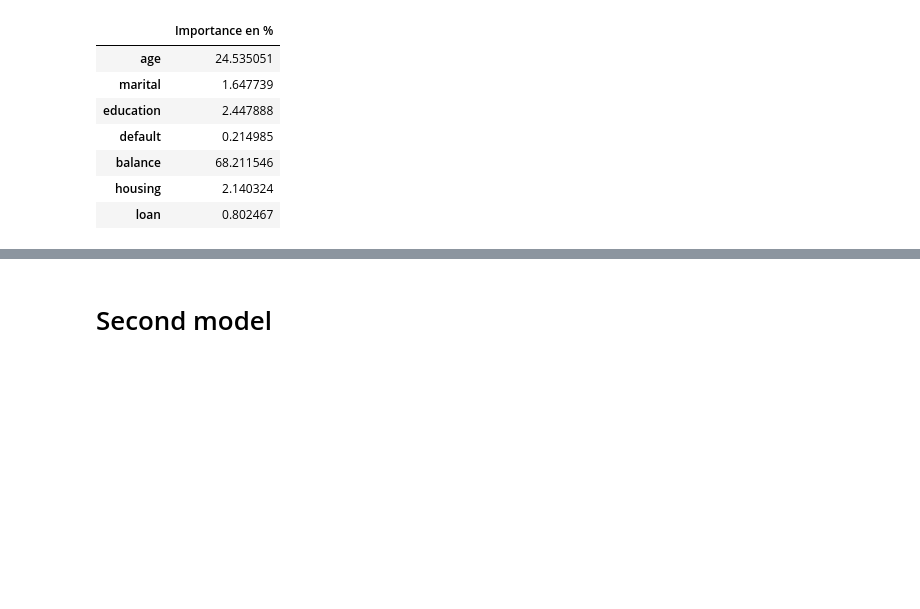
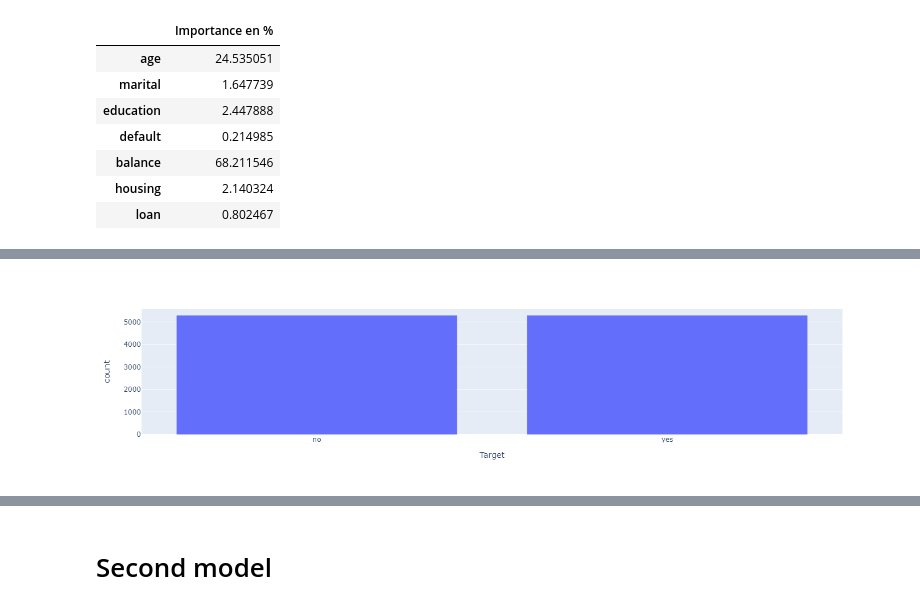
Before and after one commit to ldumay/esiee_2022_ia_tp_banque, a Jupyter notebook: notebook_Zchen.ipynb, the cells around one changed output, grey strips where cells are left out. Cells and saved outputs as stored; diff of their text form; code cells hidden in the pictures; blank space fills up the shorter version.

```diff
--- a/notebook_Zchen.ipynb
+++ b/notebook_Zchen.ipynb
@@ -150,0 +184,5 @@ pd.DataFrame(rf.feature_importances_*100,x_train.columns, columns=['Importance e
+# %%
+fig = px.histogram(dfClientDataReadable.Target, x='Target')
+fig.show()
+# %% [output]
+[figure, added]
```
Also changed, not shown: parts of 13 cells of this notebook, 1 other file.
